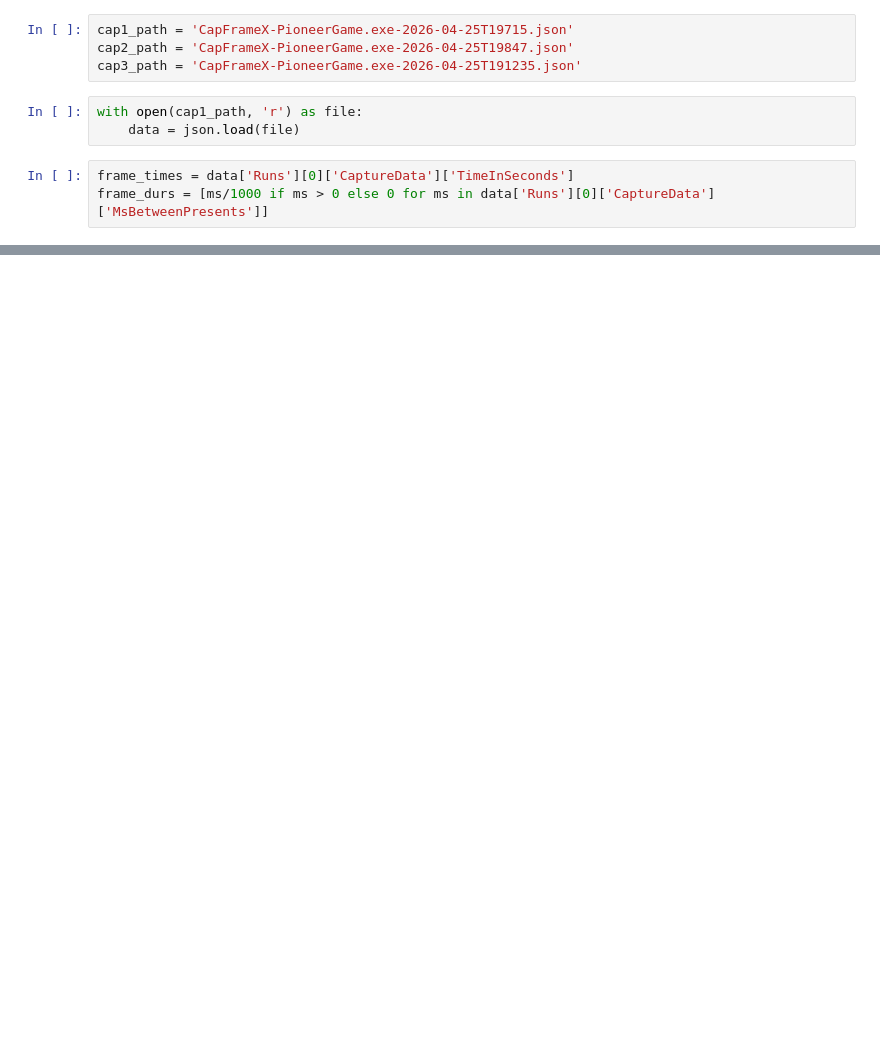
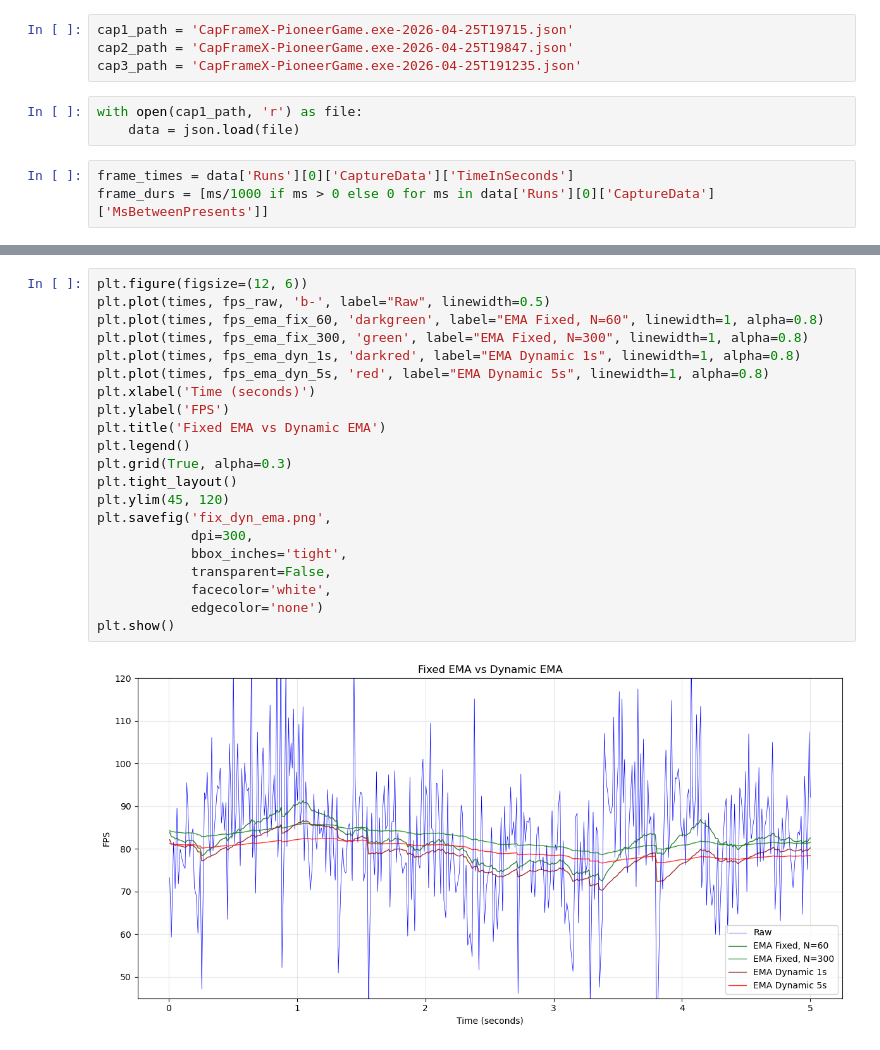
Before and after one commit to wilgaboury/blog, a Jupyter notebook: other/fps-analysis/frame_analysis.ipynb, the cells around one changed output, grey strips where cells are left out. Drawn from its saved outputs; the diff is of its cells as text; blank space fills up the shorter version.

```diff
--- a/other/fps-analysis/frame_analysis.ipynb
+++ b/other/fps-analysis/frame_analysis.ipynb
@@ -128,0 +164,23 @@ plt.show()
+# %%
+plt.figure(figsize=(12, 6))
+plt.plot(times, fps_raw, 'b-', label="Raw", linewidth=0.5)
+plt.plot(times, fps_ema_fix_60, 'darkgreen', label="EMA Fixed, N=60", linewidth=1, alpha=0.8)
+plt.plot(times, fps_ema_fix_300, 'green', label="EMA Fixed, N=300", linewidth=1, alpha=0.8)
+plt.plot(times, fps_ema_dyn_1s, 'darkred', label="EMA Dynamic 1s", linewidth=1, alpha=0.8)
+plt.plot(times, fps_ema_dyn_5s, 'red', label="EMA Dynamic 5s", linewidth=1, alpha=0.8)
+plt.xlabel('Time (seconds)')
+plt.ylabel('FPS')
+plt.title('Fixed EMA vs Dynamic EMA')
+plt.legend()
+plt.grid(True, alpha=0.3)
+plt.tight_layout()
+plt.ylim(45, 120)
+plt.savefig('fix_dyn_ema.png',
+            dpi=300,
+            bbox_inches='tight',
+            transparent=False,
+            facecolor='white',
+            edgecolor='none')
+plt.show()
+# %% [output]
+[figure, added]
```
Also changed, not shown: parts of 7 cells of this notebook, 7 other files.
